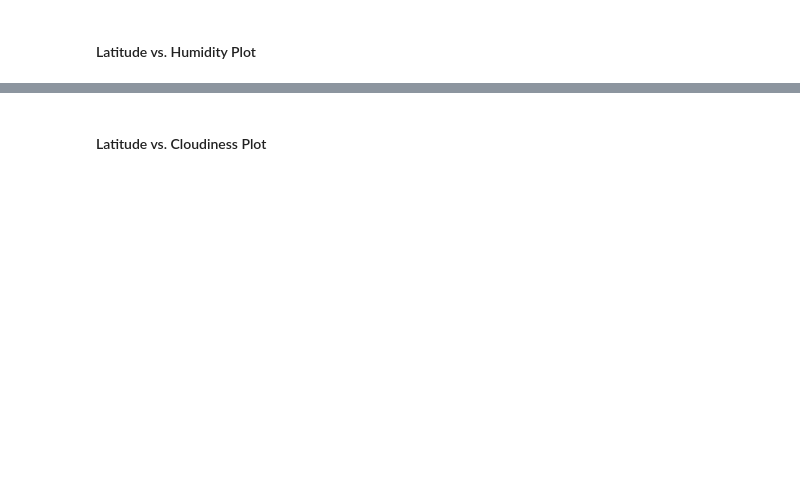
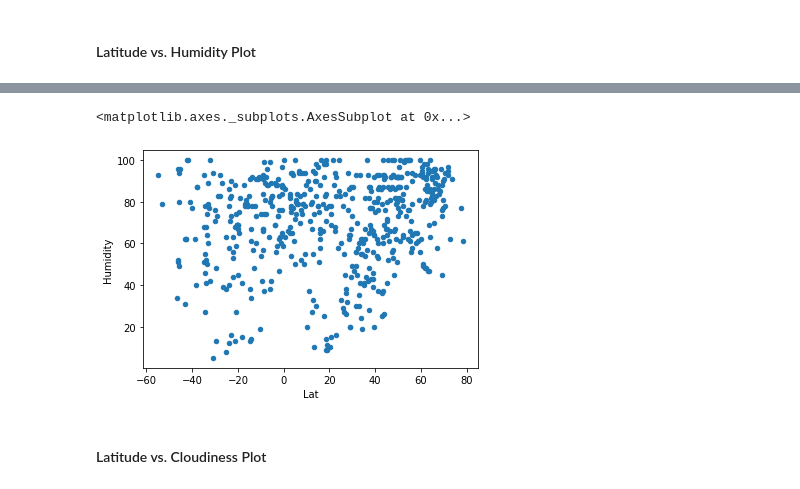
Before and after one commit to chuhaovince/Python-API-Challenge, a Jupyter notebook: WeatherPy/WeatherPy.ipynb, the cells around one changed output, grey strips where cells are left out. Drawn from its saved outputs; the diff is of its cells as text; code cells hidden in the pictures; blank space fills up the shorter version.

```diff
--- a/WeatherPy/WeatherPy.ipynb
+++ b/WeatherPy/WeatherPy.ipynb
@@ -112,2 +147,8 @@ dtype: int64
+# %%
+cities_pd["Humidity"] = pd.to_numeric(cities_pd["Humidity"],errors='coerce')
+cities_pd.plot("Lat","Humidity",kind="scatter")
+# %% [output]
+<matplotlib.axes._subplots.AxesSubplot at 0x...>
+[figure, added]
 # %% [markdown]
 #### Latitude vs. Cloudiness Plot
```
Also changed, not shown: parts of 17 cells of this notebook, 1 other file.
